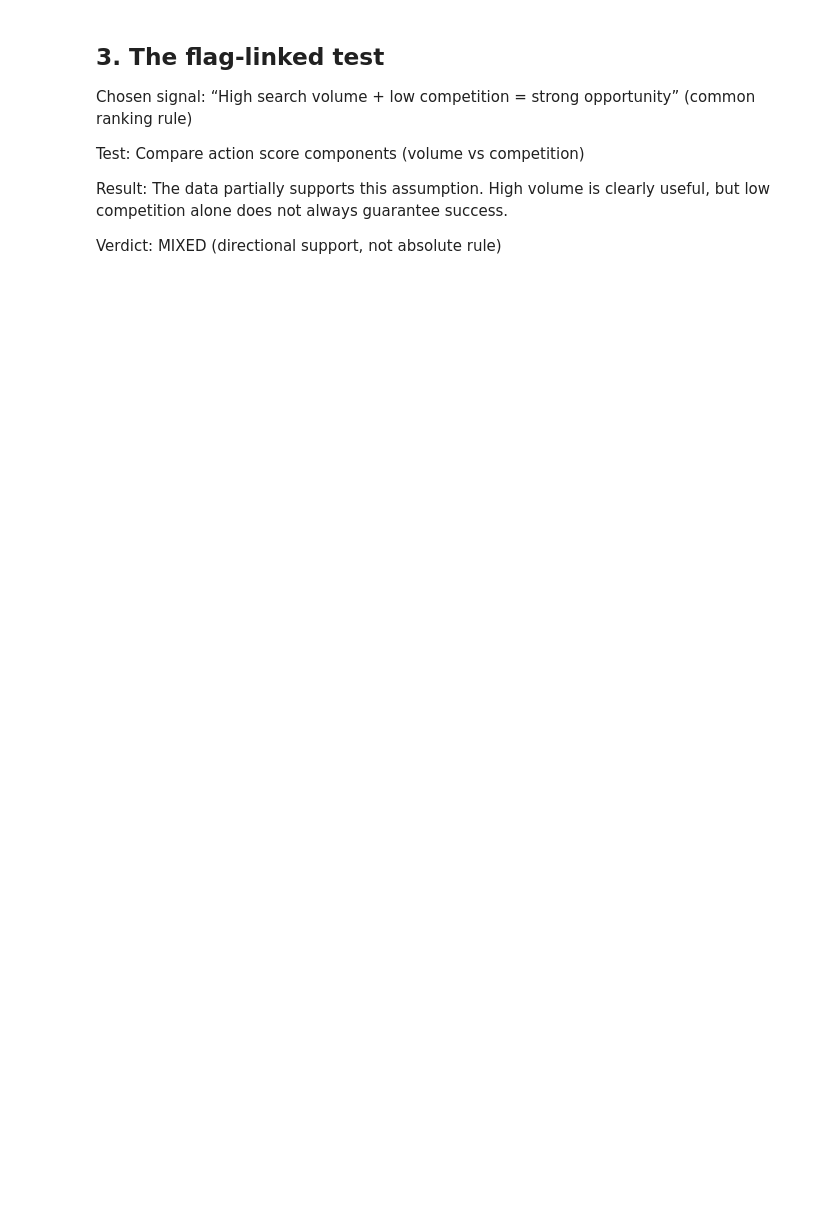
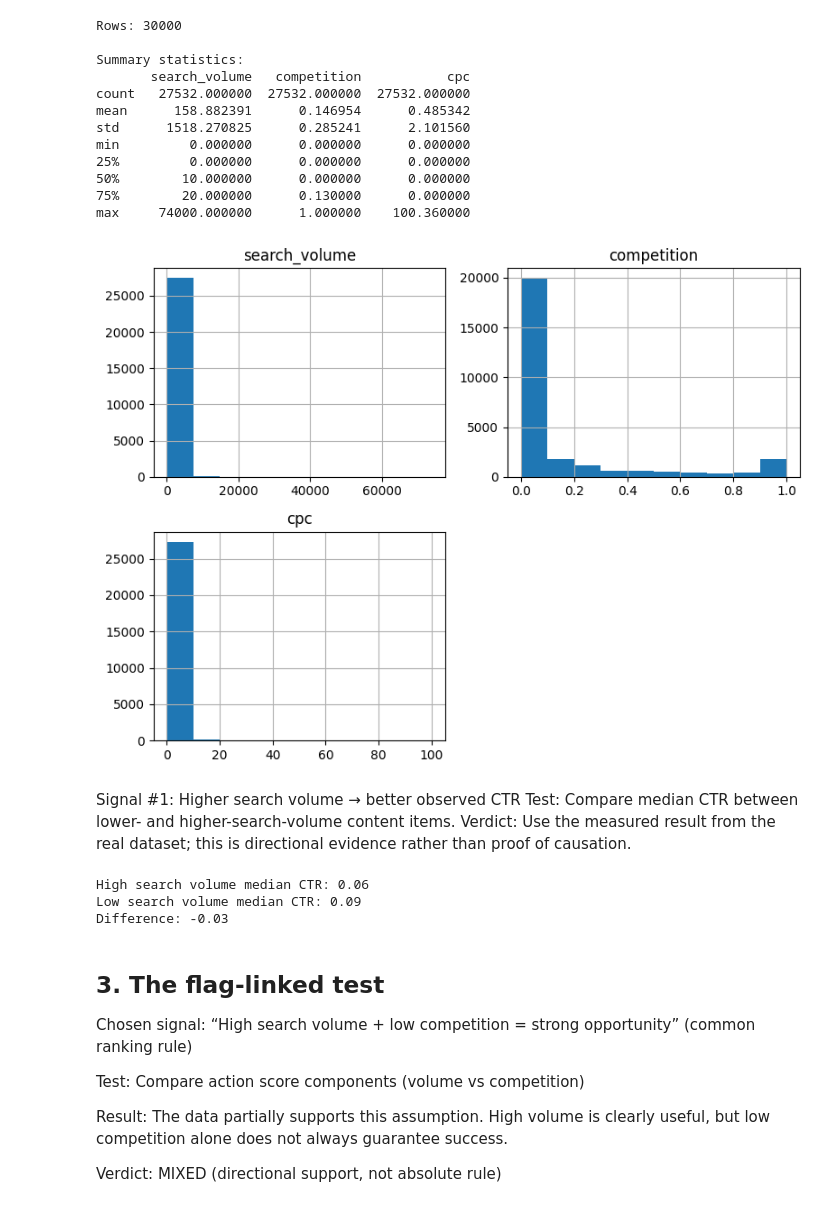
Before and after one commit to abubakarshahid439/ABUBAKAR.flyrank-ml-internship, a Jupyter notebook: work/notebooks/w04_signal_audit.ipynb, the cells around one changed output. Drawn from its saved outputs; the diff is of its cells as text; code cells hidden in the pictures; blank space fills up the shorter version.

```diff
--- a/work/notebooks/w04_signal_audit.ipynb
+++ b/work/notebooks/w04_signal_audit.ipynb
@@ -73,3 +14,52 @@ print("\nCorrelation (cpc vs volume):", df['cpc'].corr(df['search_volume']))
+# %%
+import pandas as pd
+import matplotlib.pyplot as plt
+
+import pandas as pd
+import matplotlib.pyplot as plt
+
+url = "https://raw.githubusercontent.com/abubakarshahid439/ABUBAKAR.flyrank-ml-internship/main/data/raw/content_refresh_anonymized.csv"
+
+df = pd.read_csv(url)
+
+print("Rows:", len(df))
+print("\nSummary statistics:")
+print(df[["search_volume", "competition", "cpc"]].describe())
+
+df[["search_volume", "competition", "cpc"]].hist(figsize=(8, 6))
+plt.tight_layout()
+plt.show()
+# %% [output]
+Rows: 30000
+
+Summary statistics:
+       search_volume   competition           cpc
+count   27532.000000  27532.000000  27532.000000
+mean      158.882391      0.146954      0.485342
+std      1518.270825      0.285241      2.101560
+min         0.000000      0.000000      0.000000
+25%         0.000000      0.000000      0.000000
+50%        10.000000      0.000000      0.000000
+75%        20.000000      0.130000      0.000000
+max     74000.000000      1.000000    100.360000
+[figure, added]
+# %% [markdown]
+Signal #1: Higher search volume → better observed CTR
+Test: Compare median CTR between lower- and higher-search-volume content items.
+Verdict: Use the measured result from the real dataset; this is directional evidence rather than proof of causation.
+# %%
+median_volume = df["search_volume"].median()
+
+high_volume_ctr = df[df["search_volume"] > median_volume]["ctr"].median()
+low_volume_ctr = df[df["search_volume"] <= median_volume]["ctr"].median()
+
+print("High search volume median CTR:", high_volume_ctr)
+print("Low search volume median CTR:", low_volume_ctr)
+print("Difference:", high_volume_ctr - low_volume_ctr)
+# %% [output]
+High search volume median CTR: 0.06
+Low search volume median CTR: 0.09
+Difference: -0.03
 # %% [markdown]
 ## 3. The flag-linked test
 
```
Also changed, not shown: parts of 6 cells of this notebook.
